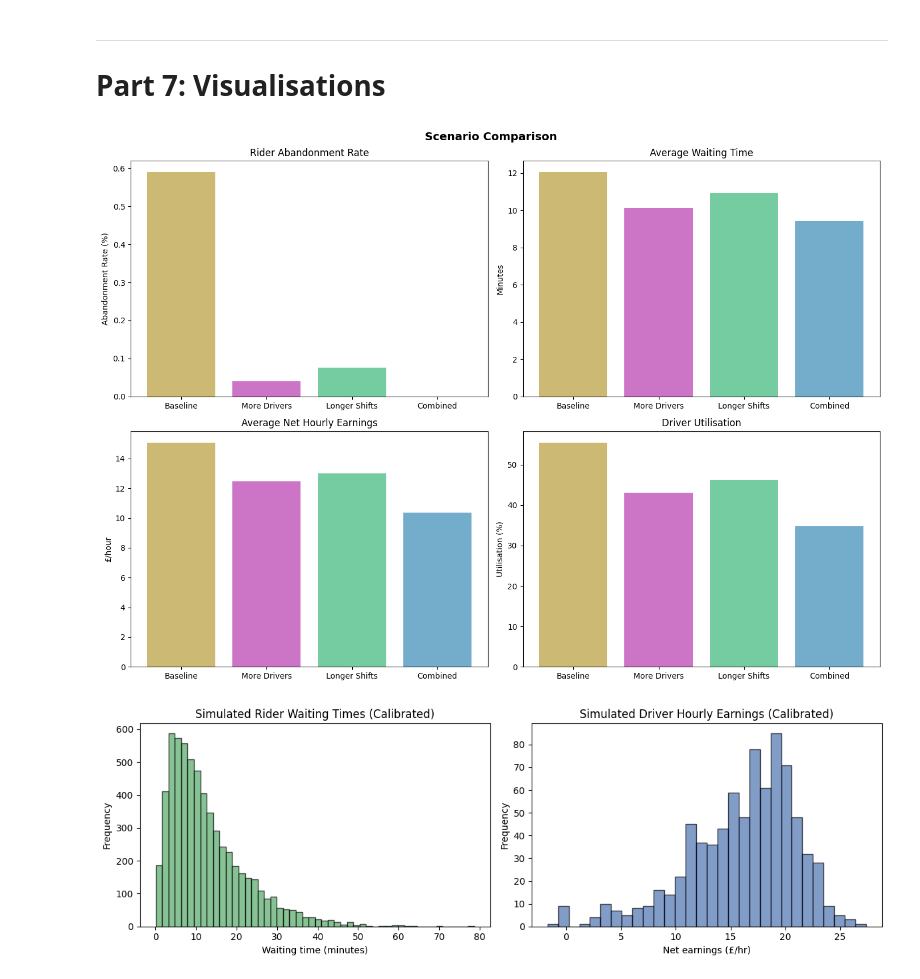
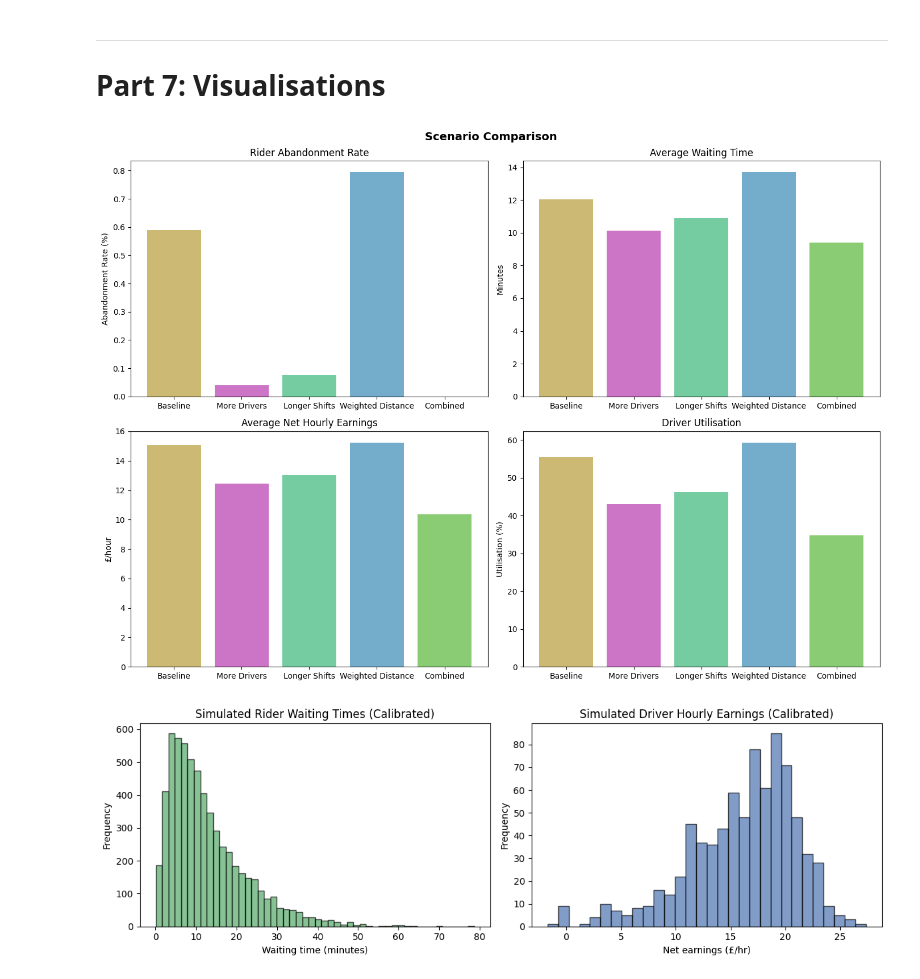
Before and after one commit to Danjiv/simulation, a Jupyter notebook: BoxCar_simulaton_final.ipynb, the cells around one changed output. Cells and saved outputs as stored; diff of their text form; code cells hidden in the pictures.

Commit message:
added in the bit to weight distance when matching

```diff
--- a/BoxCar_simulaton_final.ipynb
+++ b/BoxCar_simulaton_final.ipynb
@@ -858,9 +866,10 @@ baseline_params = {
     "speed": 20, "base_fare": 3, "per_mile_fare": 2,
     "fuel_per_mile": 0.20, "region_size": 20,
     "sim_duration": 200, "warm_up": 24,
+    "weight_distance_by_utilization": False
 }
 
-NUM_REPS = 5 # Might want to increase this, 5 isnt necessarily a large number of total simulations
+NUM_REPS = 100 # Might want to increase this, 5 isnt necessarily a large number of total simulations
 #print(f"Running {NUM_REPS} replications of {baseline_params['sim_duration']}h ")
 #print(f"(warm-up: {baseline_params['warm_up']}h)...")
 
@@ -988,6 +997,7 @@ imp3_params_b = baseline_params.copy()
 imp3_params_b["driver_rate"] = 6.0
 imp3_params_b["shift_min"] = 7
 imp3_params_b["shift_max"] = 10
+imp3_params_b["weight_distance_by_utilization"] = True
 
 imp3_results_b = []
 for rep in range(NUM_REPS):
@@ -1001,6 +1011,7 @@ imp3_params_c = calibrated_params.copy()
 imp3_params_c["driver_rate"] = 6.0
 imp3_params_c["shift_min"] = 7
 imp3_params_c["shift_max"] = 10
+imp3_params_b["weight_distance_by_utilization"] = True
 
 imp3_results_c = []
 for rep in range(NUM_REPS):
@@ -1008,6 +1019,28 @@ for rep in range(NUM_REPS):
     imp3_results_c.append(sim.run())
 imp3_avg_c = average_metrics(imp3_results_c)
 #print_metrics(imp3_avg_c, "IMPROVEMENT 3: Combined - calibrated params")
+# %%
+# Improvement 4, weight distance by driver utilization
+"weight_distance_by_utilization"
+
+imp4_params_b = baseline_params.copy()
+imp4_params_b["weight_distance_by_utilization"] = True
+
+imp4_results_b = []
+for rep in range(NUM_REPS):
+    sim = BoxCarSimulation(imp4_params_b, seed=42 + rep)
+    imp4_results_b.append(sim.run())
+imp4_avg_b = average_metrics(imp4_results_b)
+
+
+imp4_params_c = calibrated_params.copy()
+imp4_params_c["weight_distance_by_utilization"] = True
+
+imp4_results_c = []
+for rep in range(NUM_REPS):
+    sim = BoxCarSimulation(imp4_params_c, seed=42 + rep)
+    imp4_results_c.append(sim.run())
+imp4_avg_c = average_metrics(imp4_results_c)
 # %% [markdown]
 ---
 # Part 6: Summary Comparison
@@ -1102,6 +1137,7 @@ scenarios_calibrated = {
     "Calibrated (data)": calibrated_avg,
     "More drivers (6/hr)": imp1_avg_c,
     "Longer shifts U[7,10]": imp2_avg_c,
+    "Weighted Distance": imp4_avg_c,
     "Combined": imp3_avg_c,
 }
 
@@ -1149,41 +1187,41 @@ Combined                    1057.0     10.35       5.46         34.8%         5.
 # Part 7: Visualisations
 # %%
 names = list(scenarios_calibrated.keys())
-short_names = ["Baseline", "More Drivers", "Longer Shifts", "Combined"]
-colors = ["#CCB974", "#CC74C5", "#74CCA0", "#74ACCC"]
+short_names = ["Baseline", "More Drivers", "Longer Shifts",  "Weighted Distance", "Combined"]
+colors = ["#CCB974", "#CC74C5", "#74CCA0", "#74ACCC", "#89CC74"]
 
 
 fig, axes = plt.subplots(2, 2, figsize=(14, 10))
 
 # Abandonment rate
 vals = [scenarios_calibrated[n]["abandon_rate"]*100 for n in names]
 axes[0,0].bar(short_names, vals, color=colors)
 axes[0,0].set_ylabel("Abandonment Rate (%)")
 axes[0,0].set_title("Rider Abandonment Rate")
 
 # Average waiting time
 vals = [scenarios_calibrated[n]["avg_wait"]*60 for n in names]
 axes[0,1].bar(short_names, vals, color=colors)
 axes[0,1].set_ylabel("Minutes")
 axes[0,1].set_title("Average Waiting Time")
 
 # Hourly net earnings
 vals = [scenarios_calibrated[n]["avg_hourly_net"] for n in names]
 axes[1,0].bar(short_names, vals, color=colors)
 axes[1,0].set_ylabel("£/hour")
 axes[1,0].set_title("Average Net Hourly Earnings")
 
 # Utilisation
 vals = [scenarios_calibrated[n]["avg_utilisation"]*100 for n in names]
 axes[1,1].bar(short_names, vals, color=colors)
 axes[1,1].set_ylabel("Utilisation (%)")
 axes[1,1].set_title("Driver Utilisation")
 
 plt.suptitle("Scenario Comparison", fontsize=14, fontweight="bold")
 plt.tight_layout()
 plt.show()
 # %% [output]
-[figure, old version]
+[figure, new version]
 # %%
 # Distribution plots from one calibrated run
 cal = calibrated_results[0]
```
Also changed, not shown: parts of 6 cells of this notebook.
